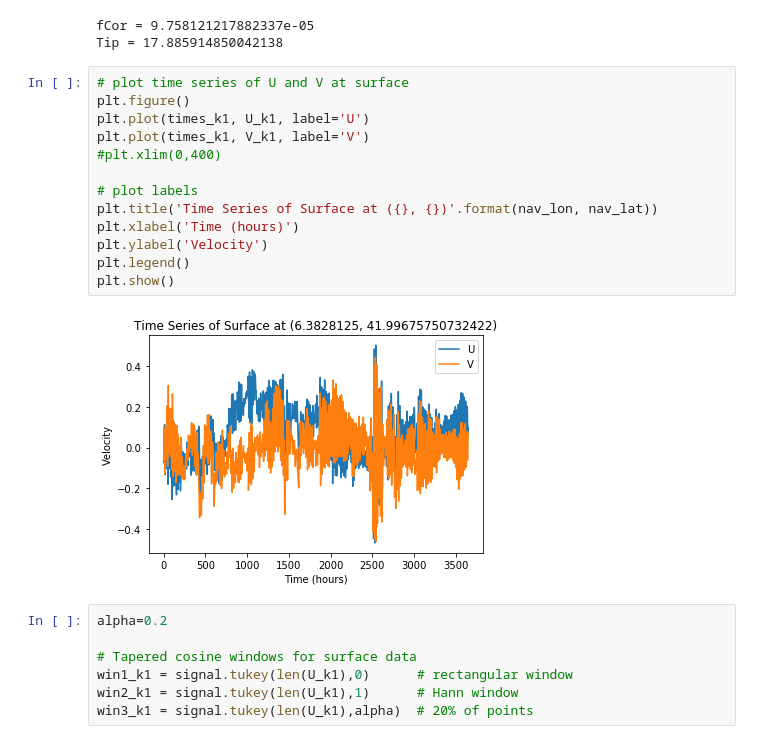
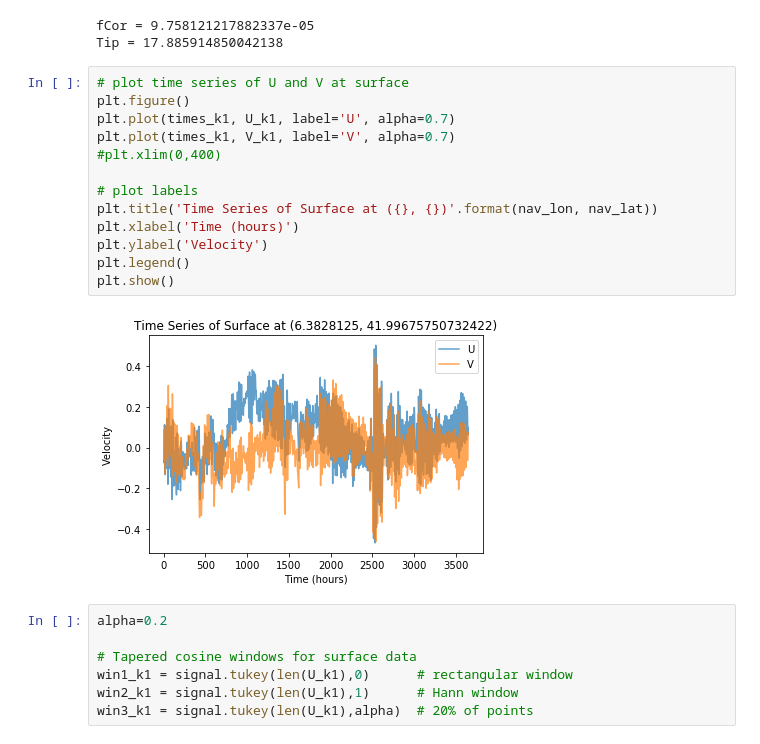
Before and after one commit to mclaret/JISAOinternship, a Jupyter notebook: notebooks/mark/fft_rotary.ipynb, the cells around one changed output. Cells and saved outputs as stored; diff of their text form.

```diff
--- a/notebooks/mark/fft_rotary.ipynb
+++ b/notebooks/mark/fft_rotary.ipynb
@@ -69,18 +69,18 @@ Tip = 17.885914850042138
 # %%
 # plot time series of U and V at surface
 plt.figure()
-plt.plot(times_k1, U_k1, label='U')
-plt.plot(times_k1, V_k1, label='V')
+plt.plot(times_k1, U_k1, label='U', alpha=0.7)
+plt.plot(times_k1, V_k1, label='V', alpha=0.7)
 #plt.xlim(0,400)
 
 # plot labels
 plt.title('Time Series of Surface at ({}, {})'.format(nav_lon, nav_lat))
 plt.xlabel('Time (hours)')
 plt.ylabel('Velocity')
 plt.legend()
 plt.show()
 # %% [output]
-[figure, old version]
+[figure, new version]
 # %%
 alpha=0.2
 
```
Also changed, not shown: parts of 4 cells of this notebook.
